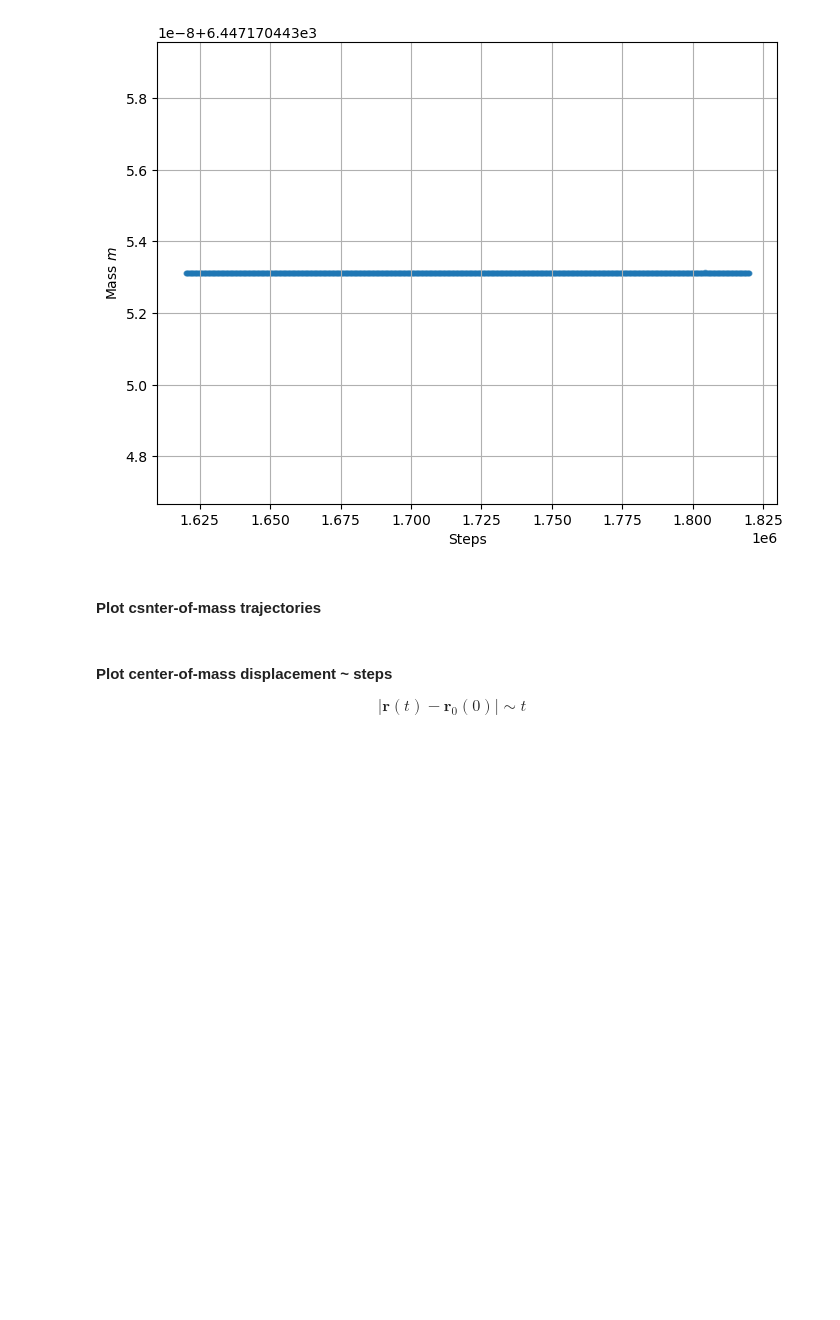
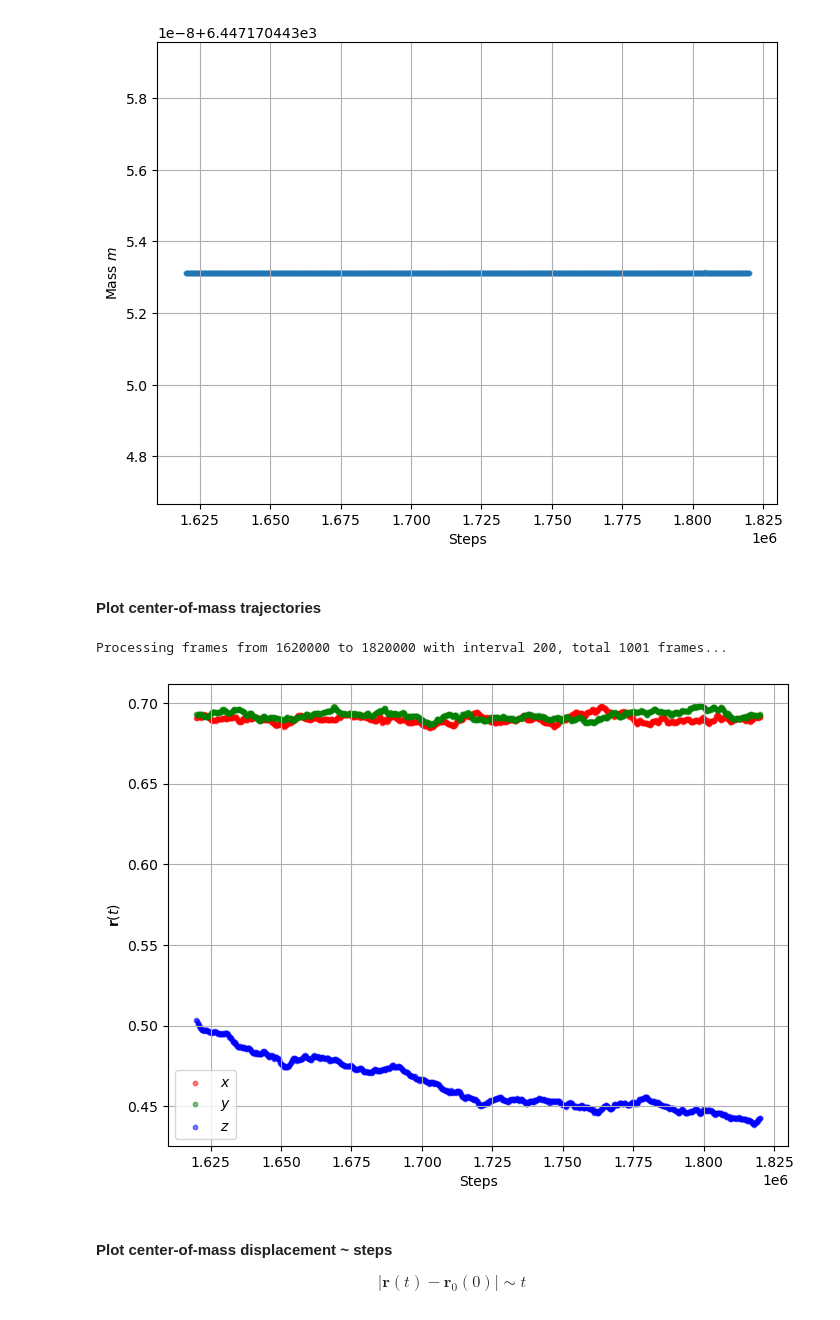
Before and after one commit to MDProject/Binary-Fluctuating-Lattice-Boltzmann, a Jupyter notebook: Droplet_Fluctuation.ipynb, the cells around one changed output. Cells and saved outputs as stored; diff of their text form; code cells hidden in the pictures; blank space fills up the shorter version.

```diff
--- a/Droplet_Fluctuation.ipynb
+++ b/Droplet_Fluctuation.ipynb
@@ -356,19 +356,22 @@ yt : [INFO     ] 2025-08-01 06:37:03,368 Parameters: domain_left_edge          =
 yt : [INFO     ] 2025-08-01 06:37:03,369 Parameters: domain_right_edge         = [1. 1. 1.]
 [figure]
 # %% [markdown]
-#### Plot csnter-of-mass trajectories
+#### Plot center-of-mass trajectories
 # %%
 print(f"Processing frames from {frame1} to {frame2} with interval {plot_int}, total {N} frames...")
 
 plt.figure(figsize=(8, 6))
-plt.scatter(step_array, np.sqrt(np.sum(r0_array**2, axis=1)), s=10, alpha=0.5)
-plt.scatter(step_array, np.sqrt(np.sum(r0_array**2, axis=1)), s=10, alpha=0.5)
-plt.scatter(step_array, np.sqrt(np.sum(r0_array**2, axis=1)), s=10, alpha=0.5)
-
+plt.scatter(step_array, r0_array[:, 0] + r0_init[0], s=10, alpha=0.5, c='red', label=r'$x$')
+plt.scatter(step_array, r0_array[:, 1] + r0_init[1], s=10, alpha=0.5, c='green', label=r'$y$')
+plt.scatter(step_array, r0_array[:, 2] + r0_init[2], s=10, alpha=0.5, c='blue', label=r'$z$')
 plt.xlabel("Steps")
-plt.ylabel(r"$\left|\mathbf{r}(t) - \mathbf{r}_{0}(0)\right|$")
+plt.ylabel(r"$\mathbf{r}(t)$")
+plt.legend()
 plt.grid(True)
 plt.show()
+# %% [output]
+Processing frames from 1620000 to 1820000 with interval 200, total 1001 frames...
+[figure, added]
 # %% [markdown]
 #### Plot center-of-mass displacement ~ steps
 
```
